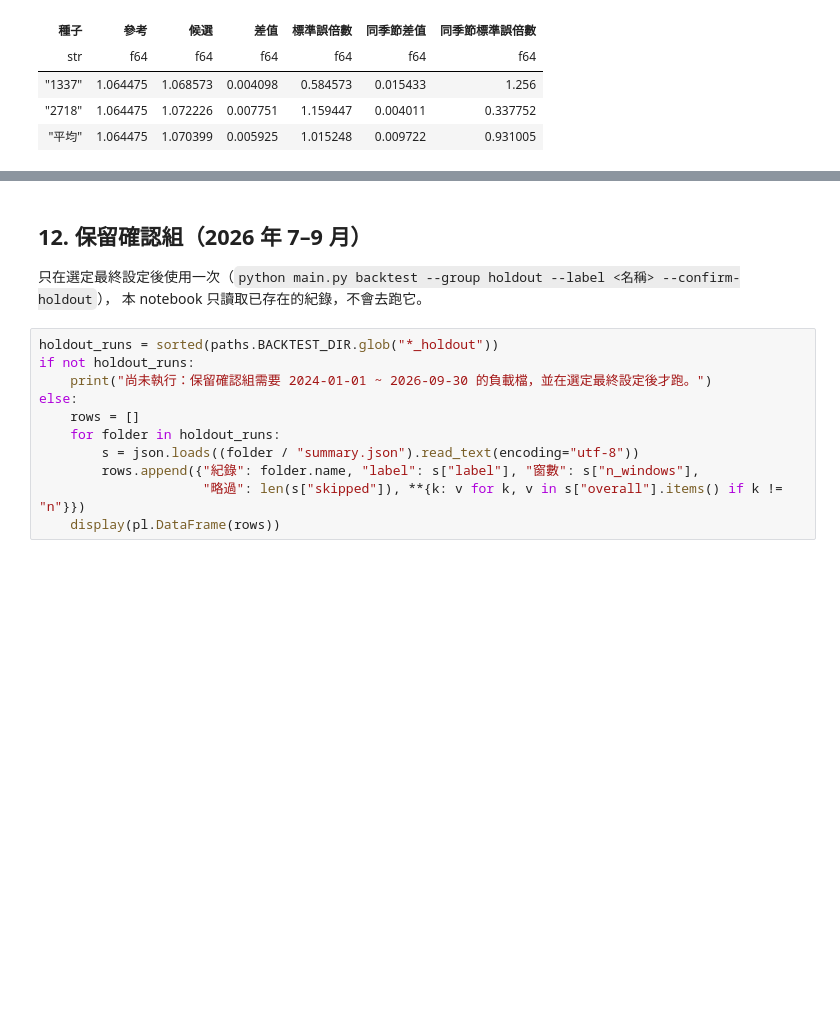
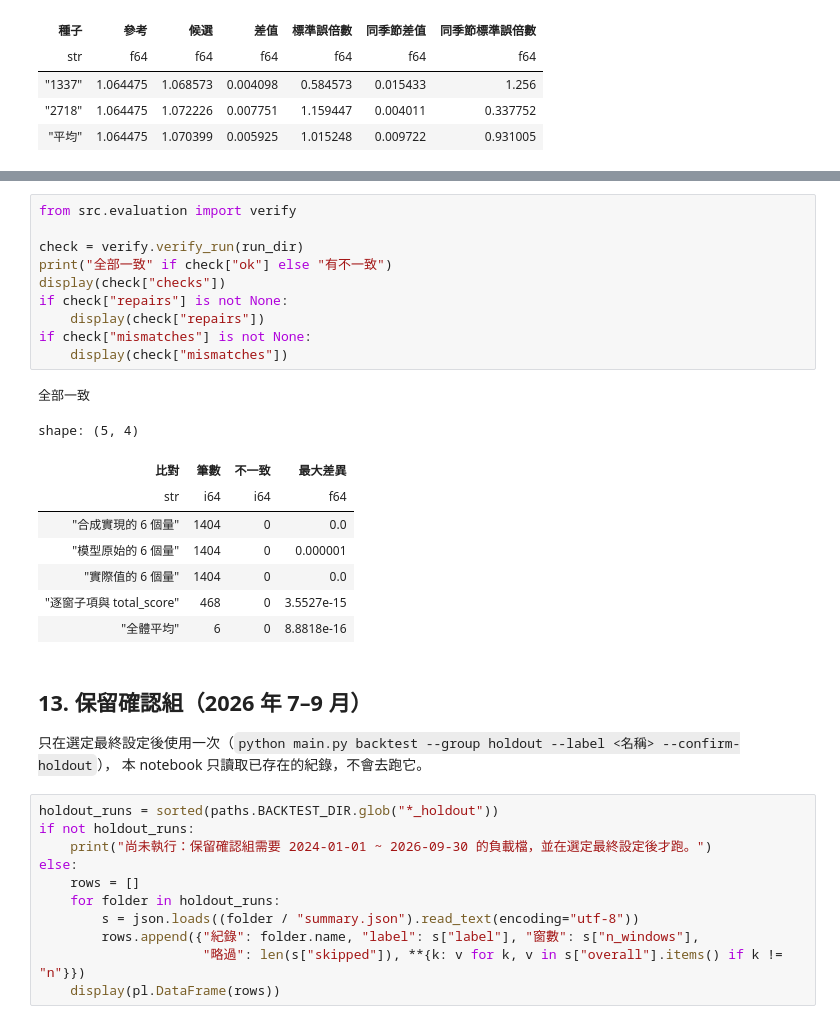
Before and after one commit to srwang721tw/SystemLoadPredictiveModel, a Jupyter notebook: notebooks/05_模型評估.ipynb, the cells around one changed output, grey strips where cells are left out. Cells and saved outputs as stored; diff of their text form; blank space fills up the shorter version.

```diff
--- a/notebooks/05_模型評估.ipynb
+++ b/notebooks/05_模型評估.ipynb
@@ -302,5 +314,25 @@ shape: (3, 7)
+# %%
+from src.evaluation import verify
+
+check = verify.verify_run(run_dir)
+print("全部一致" if check["ok"] else "有不一致")
+display(check["checks"])
+if check["repairs"] is not None:
+    display(check["repairs"])
+if check["mismatches"] is not None:
+    display(check["mismatches"])
+# %% [output]
+全部一致
+shape: (5, 4)
+| 比對 | 筆數 | 不一致 | 最大差異 |
+| str | i64 | i64 | f64 |
+| "合成實現的 6 個量" | 1404 | 0 | 0.0 |
+| "模型原始的 6 個量" | 1404 | 0 | 0.000001 |
+| "實際值的 6 個量" | 1404 | 0 | 0.0 |
+| "逐窗子項與 total_score" | 468 | 0 | 3.5527e-15 |
+| "全體平均" | 6 | 0 | 8.8818e-16 |
 # %% [markdown]
-## 12. 保留確認組（2026 年 7–9 月）
+## 13. 保留確認組（2026 年 7–9 月）
 
 只在選定最終設定後使用一次（`python main.py backtest --group holdout --label <名稱> --confirm-holdout`），
 本 notebook 只讀取已存在的紀錄，不會去跑它。
```
Also changed, not shown: parts of 3 cells of this notebook, 17 other files.
